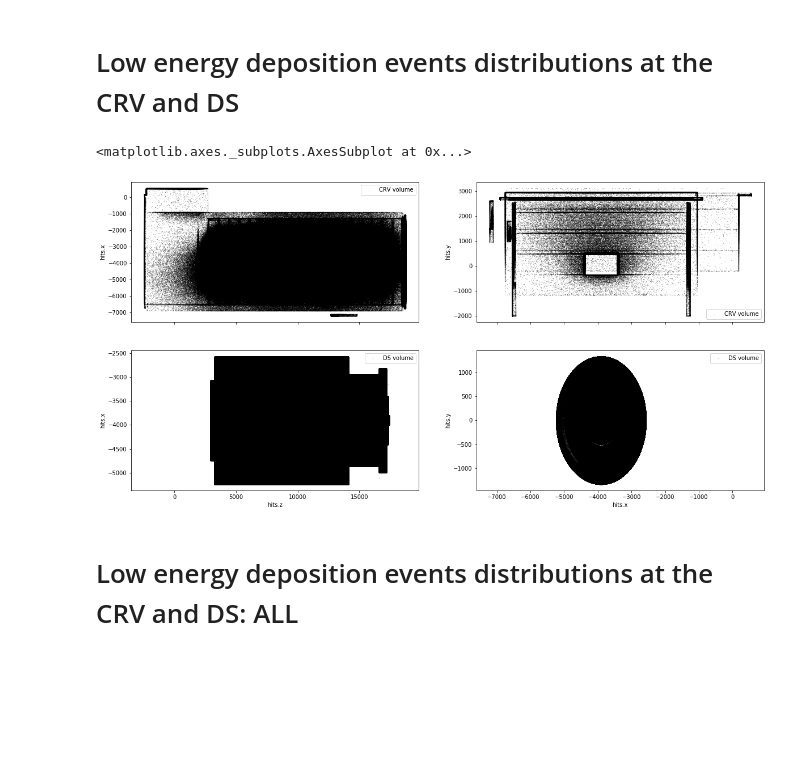
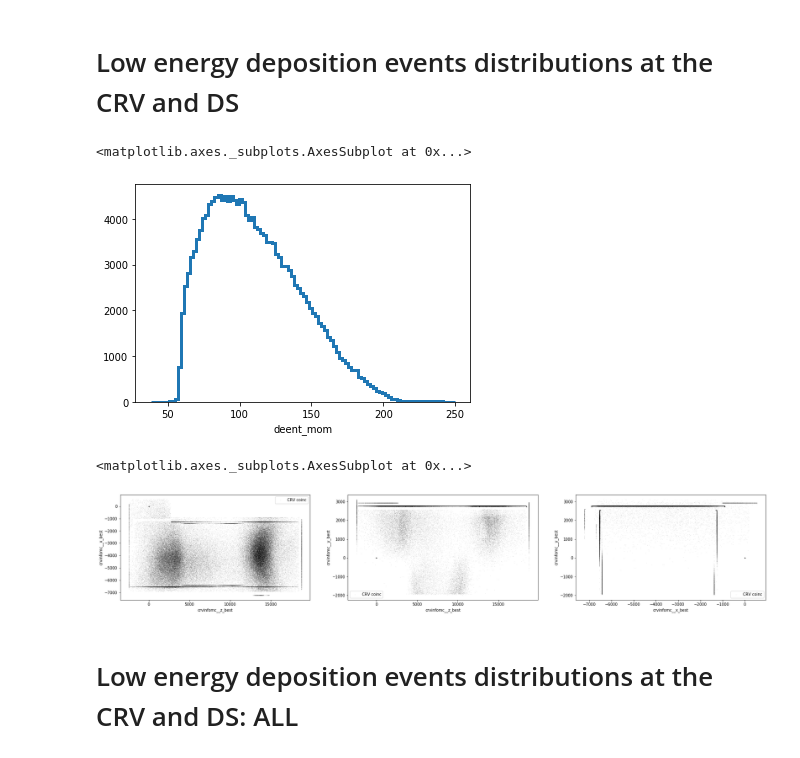
Before and after one commit to oksuzian/Mu2eANL, a Jupyter notebook: TrkAna_CRY2.ipynb, the cells around one changed output. Cells and saved outputs as stored; diff of their text form; code cells hidden in the pictures; blank space fills up the shorter version.

```diff
--- a/TrkAna_CRY2.ipynb
+++ b/TrkAna_CRY2.ipynb
@@ -47,0 +44,4 @@ dsdf = dstree.pandas.df(flatten=False)
+# %%
+file = uproot.open(main_path+"root_files/cry2_new15July2019.root")
+
+trkananeg = file["TrkAnaNeg"]["trkana"]
@@ -47,0 +60,29 @@ dsdf = dstree.pandas.df(flatten=False)
+# %%
+df = trkananeg.pandas.df(flatname=default_flatname, flatten=False)
+# %%
+#df.set_option('display.max_rows', 2000)
+#df.('crvinfo__x[0]')
+#df.dtypes
+#df.info(verbose=True)
+#df['crvinfo__x'].describe()
+#df['crvinfo__timeWindowStart'].describe()
+df["crvinfo__x_best"] = [twstart[index]
+                                       if index>=0 else 0
+                                       for index, twstart in zip(df["bestcrv"], df["crvinfo__x"])]
+df["crvinfo__z_best"] = [twstart[index]
+                                       if index>=0 else 0
+                                       for index, twstart in zip(df["bestcrv"], df["crvinfo__z"])]
+
+df["crvinfomc__x_best"] = [twstart[index]
+                                       if index>=0 else 0
+                                       for index, twstart in zip(df["bestcrv"], df["crvinfomc__x"])]
+df["crvinfomc__y_best"] = [twstart[index]
+                                       if index>=0 else 0
+                                       for index, twstart in zip(df["bestcrv"], df["crvinfomc__y"])]
+df["crvinfomc__z_best"] = [twstart[index]
+                                       if index>=0 else 0
+                                       for index, twstart in zip(df["bestcrv"], df["crvinfomc__z"])]
+
+#df['deent_mom'].describe()
+#df['crvinfo__x_'].describe()
+#list(df)
@@ -48,14 +106,19 @@ dsdf = dstree.pandas.df(flatten=False)
 # %% [markdown]
 # Low energy deposition events distributions at the CRV and DS
+# %%
+dfcut = df.loc[(df['deent_mom'] <250)]
+sns.distplot(dfcut['deent_mom'],  kde=False, hist_kws={"histtype": "step", "linewidth": 3, "alpha": 1}, bins=100)
+# %% [output]
+<matplotlib.axes._subplots.AxesSubplot at 0x...>
+[figure, added]
 # %%
-fig, axes = plt.subplots(2, 2, sharex='col',figsize=(20,10))
-cvdf.plot.scatter(x='hits.z', y='hits.x', c='Black', s=0.001, ax=axes[0,0], label='CRV volume')
-cvdf.plot.scatter(x='hits.x', y='hits.y', c='Black', s=0.001, ax=axes[0,1], label='CRV volume')
-dsdf.plot.scatter(x='hits.z', y='hits.x', c='Black', s=0.001, ax=axes[1,0], label='DS volume')
-dsdf.plot.scatter(x='hits.x', y='hits.y', c='Black', s=0.001, ax=axes[1,1], label='DS volume')
+fig, axes = plt.subplots(1, 3,figsize=(30,5), squeeze=False)
+df.plot.scatter(x='crvinfomc__z_best', y='crvinfomc__x_best', c='Black', s=0.001, ax=axes[0,0], label='CRV coinc')
+df.plot.scatter(x='crvinfomc__z_best', y='crvinfomc__y_best', c='Black', s=0.001, ax=axes[0,1], label='CRV coinc')
+df.plot.scatter(x='crvinfomc__x_best', y='crvinfomc__y_best', c='Black', s=0.001, ax=axes[0,2], label='CRV coinc')
 # %% [output]
 <matplotlib.axes._subplots.AxesSubplot at 0x...>
-[figure, old version]
+[figure, new version]
 # %% [markdown]
 # Low energy deposition events distributions at the CRV and DS: ALL
 # %%
```
Also changed, not shown: parts of 6 cells of this notebook.
